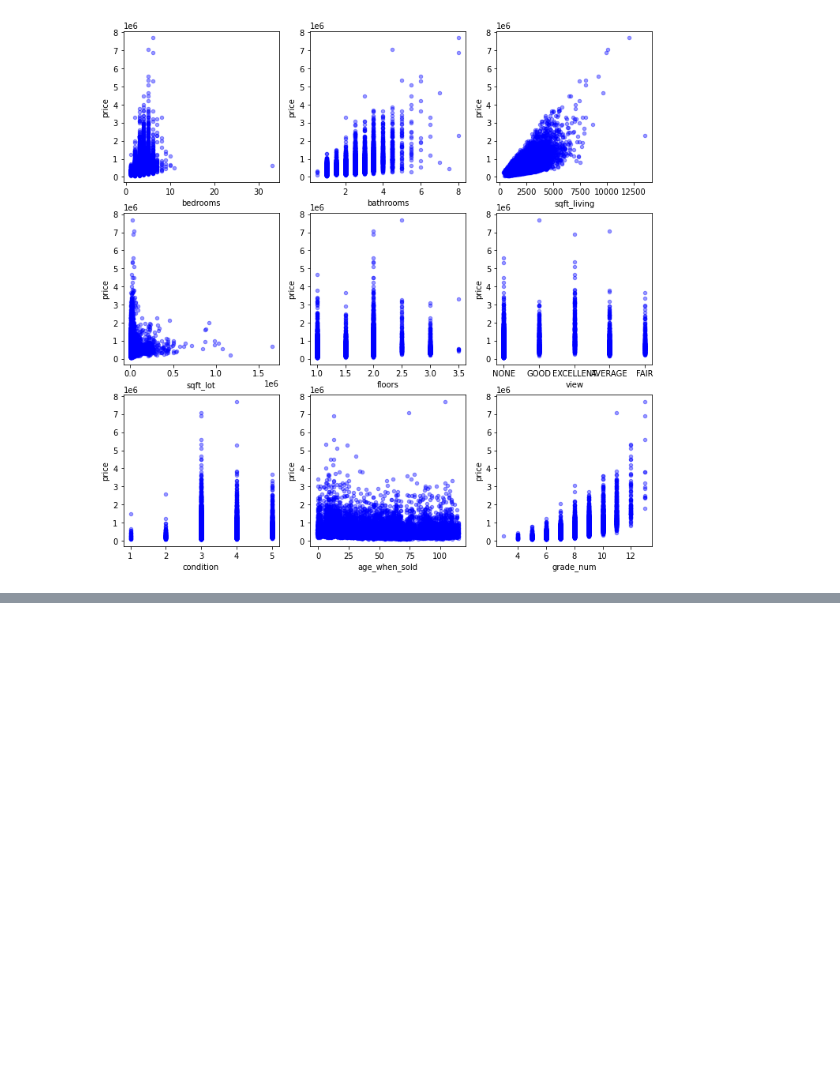
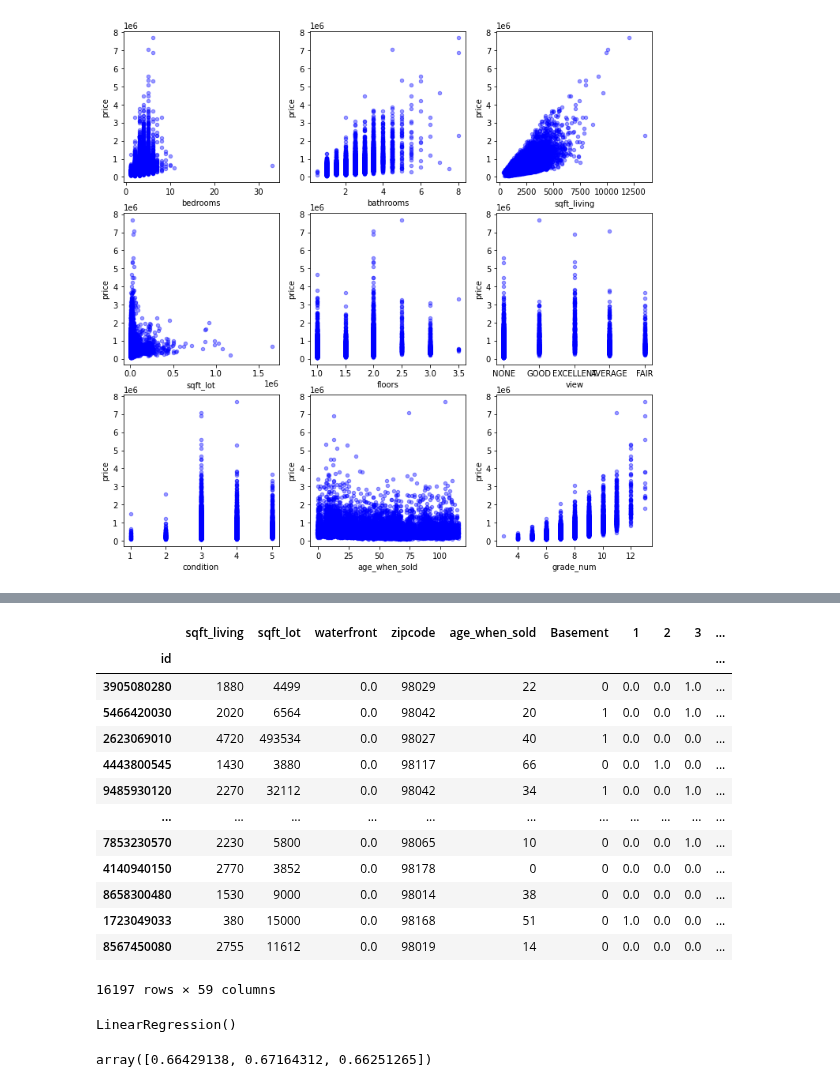
Before and after one commit to kangjw1208/King-Country-Real-Estate, a Jupyter notebook: James_copy.ipynb, the cells around one changed output, grey strips where cells are left out. Saved outputs shown, nothing was run; the diff lists cells and outputs as text; code cells hidden in the pictures; blank space fills up the shorter version.

Commit message:
data preprosessing and initial regression model

```diff
--- a/James_copy.ipynb
+++ b/James_copy.ipynb
@@ -233,0 +218,6 @@ abs(housing_ols.corr()) > 0.75
+# %%
+X = housing_ols.drop('price',axis=1)
+y = housing_ols['price']
+# %%
+from sklearn.model_selection import train_test_split
+X_train, X_test, y_train, y_test = train_test_split(X, y, random_state=42)
@@ -233,0 +257,50 @@ abs(housing_ols.corr()) > 0.75
+# %%
+from sklearn.preprocessing import OneHotEncoder
+ohe = OneHotEncoder(categories='auto', sparse=False, handle_unknown='ignore')
+
+view = X_train[['view']]
+view_encoded = ohe.fit_transform(view)
+view_encoded = pd.DataFrame(view_encoded, columns=ohe.categories_[0], index=X_train.index)
+
+X_train = X_train.drop('view', axis=1).copy()
+
+X_train = pd.concat([X_train, view_encoded], axis=1)
+# %%
+from sklearn.preprocessing import OneHotEncoder
+ohe = OneHotEncoder(categories='auto', sparse=False, handle_unknown='ignore')
+
+condition = X_train[['condition']]
+condition_encoded = ohe.fit_transform(condition)
+condition_encoded = pd.DataFrame(condition_encoded, columns=ohe.categories_[0], index=X_train.index)
+
+X_train = X_train.drop('condition', axis=1).copy()
+
+X_train = pd.concat([X_train, condition_encoded], axis=1)
+# %%
+from sklearn.preprocessing import OneHotEncoder
+ohe = OneHotEncoder(categories='auto', sparse=False, handle_unknown='ignore')
+
+grade = X_train[['grade_num']]
+grade_encoded = ohe.fit_transform(grade)
+grade_encoded = pd.DataFrame(grade_encoded, columns=ohe.categories_[0], index=X_train.index)
+
+X_train = X_train.drop('grade_num', axis=1).copy()
+
+X_train = pd.concat([X_train, grade_encoded], axis=1)
+
+X_train
+# %% [output]
+|  | sqft_living | sqft_lot | waterfront | zipcode | age_when_sold | Basement | 1 | 2 | 3 | ... |
+| id |  |  |  |  |  |  |  |  |  | ... |
+| 3905080280 | 1880 | 4499 | 0.0 | 98029 | 22 | 0 | 0.0 | 0.0 | 1.0 | ... |
+| 5466420030 | 2020 | 6564 | 0.0 | 98042 | 20 | 1 | 0.0 | 0.0 | 1.0 | ... |
+| 2623069010 | 4720 | 493534 | 0.0 | 98027 | 40 | 1 | 0.0 | 0.0 | 0.0 | ... |
+| 4443800545 | 1430 | 3880 | 0.0 | 98117 | 66 | 0 | 0.0 | 1.0 | 0.0 | ... |
+| 9485930120 | 2270 | 32112 | 0.0 | 98042 | 34 | 1 | 0.0 | 0.0 | 1.0 | ... |
+| ... | ... | ... | ... | ... | ... | ... | ... | ... | ... | ... |
+| 7853230570 | 2230 | 5800 | 0.0 | 98065 | 10 | 0 | 0.0 | 0.0 | 1.0 | ... |
+| 4140940150 | 2770 | 3852 | 0.0 | 98178 | 0 | 0 | 0.0 | 0.0 | 0.0 | ... |
+| 8658300480 | 1530 | 9000 | 0.0 | 98014 | 38 | 0 | 0.0 | 0.0 | 0.0 | ... |
+| 1723049033 | 380 | 15000 | 0.0 | 98168 | 51 | 0 | 1.0 | 0.0 | 0.0 | ... |
+| 8567450080 | 2755 | 11612 | 0.0 | 98019 | 14 | 0 | 0.0 | 0.0 | 0.0 | ... |
+16197 rows × 59 columns
@@ -233,0 +309,13 @@ abs(housing_ols.corr()) > 0.75
+# %%
+from sklearn.linear_model import LinearRegression
+
+model = LinearRegression()
+model.fit(X_train, y_train)
+# %% [output]
+LinearRegression()
+# %%
+from sklearn.model_selection import cross_val_score
+
+cross_val_score(model, X_train, y_train, cv=3)
+# %% [output]
+array([0.66429138, 0.67164312, 0.66251265])
```
Also changed, not shown: parts of 8 cells of this notebook.
